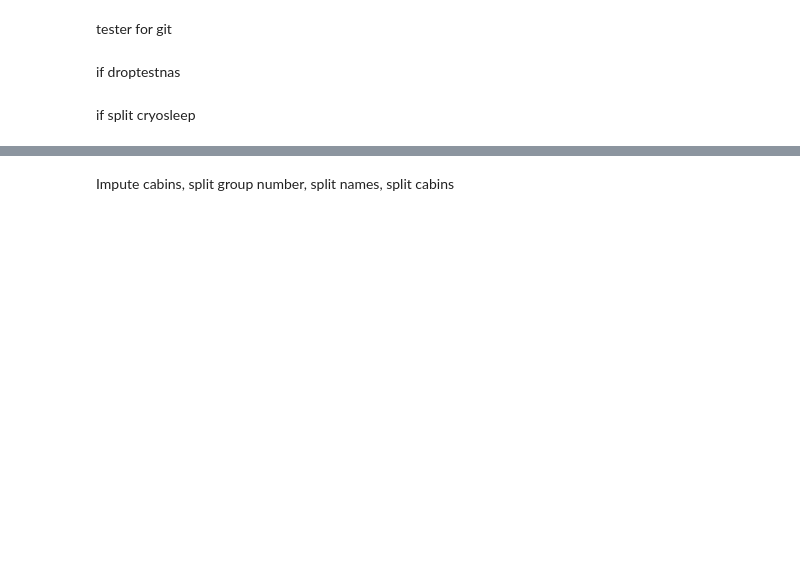
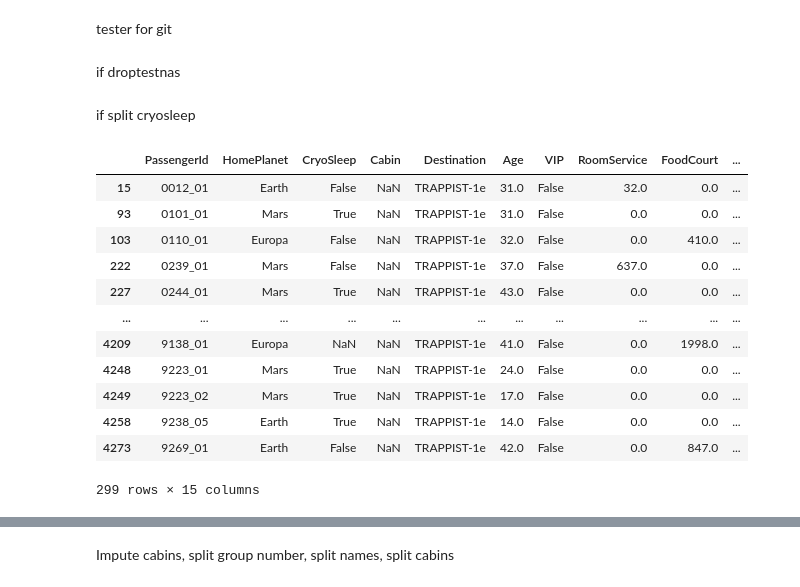
Before and after one commit to jacobsultan/spacetitanic3, a Jupyter notebook: FINALtransferred/final_data_prep3.ipynb, the cells around one changed output, grey strips where cells are left out. Saved outputs shown, nothing was run; the diff lists cells and outputs as text; code cells hidden in the pictures; blank space fills up the shorter version.

```diff
--- a/FINALtransferred/final_data_prep3.ipynb
+++ b/FINALtransferred/final_data_prep3.ipynb
@@ -46,3 +46,19 @@ if split cryosleep
 # %%
 cryotrain = traindf[traindf.CryoSleep == True].copy()
 cryotest = testdf[testdf.CryoSleep == True].copy()
+# %%
+togeth[togeth.Cabin.isna()]
+# %% [output]
+|  | PassengerId | HomePlanet | CryoSleep | Cabin | Destination | Age | VIP | RoomService | FoodCourt | ... |
+| 15 | 0012_01 | Earth | False | NaN | TRAPPIST-1e | 31.0 | False | 32.0 | 0.0 | ... |
+| 93 | 0101_01 | Mars | True | NaN | TRAPPIST-1e | 31.0 | False | 0.0 | 0.0 | ... |
+| 103 | 0110_01 | Europa | False | NaN | TRAPPIST-1e | 32.0 | False | 0.0 | 410.0 | ... |
+| 222 | 0239_01 | Mars | False | NaN | TRAPPIST-1e | 37.0 | False | 637.0 | 0.0 | ... |
+| 227 | 0244_01 | Mars | True | NaN | TRAPPIST-1e | 43.0 | False | 0.0 | 0.0 | ... |
+| ... | ... | ... | ... | ... | ... | ... | ... | ... | ... | ... |
+| 4209 | 9138_01 | Europa | NaN | NaN | TRAPPIST-1e | 41.0 | False | 0.0 | 1998.0 | ... |
+| 4248 | 9223_01 | Mars | True | NaN | TRAPPIST-1e | 24.0 | False | 0.0 | 0.0 | ... |
+| 4249 | 9223_02 | Mars | True | NaN | TRAPPIST-1e | 17.0 | False | 0.0 | 0.0 | ... |
+| 4258 | 9238_05 | Earth | True | NaN | TRAPPIST-1e | 14.0 | False | 0.0 | 0.0 | ... |
+| 4273 | 9269_01 | Earth | False | NaN | TRAPPIST-1e | 42.0 | False | 0.0 | 847.0 | ... |
+299 rows × 15 columns
```
Also changed, not shown: parts of 3 cells of this notebook, 3 other files.
